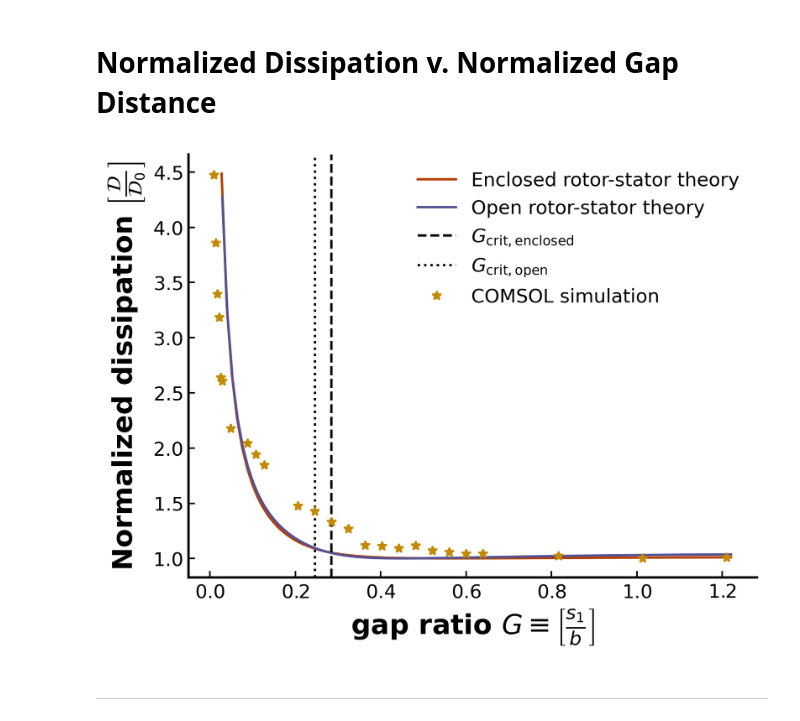
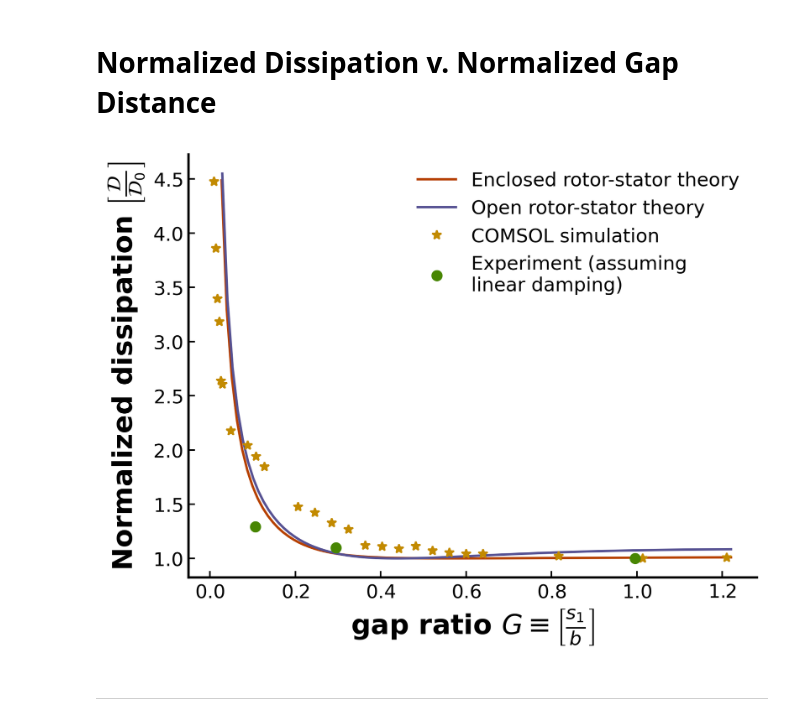
Before and after one commit to Jezen5Volk/Magnetic-Levitation, a Jupyter notebook: Viscous Damping.ipynb, the cells around one changed output. Cells and saved outputs as stored; diff of their text form; code cells hidden in the pictures.

```diff
--- a/Viscous Damping.ipynb
+++ b/Viscous Damping.ipynb
@@ -72,7 +91,7 @@ s_array_ers, dissipation_ers, G_crit_ers = cylinder.enclosed_rotor_stator(
 )
 
 #Open Rotor-Stator Fit
-s_array_ors, dissipation_ors , G_crit_ors = cylinder.open_rotor_stator(
+s_array_ors, dissipation_ors = cylinder.open_rotor_stator(
     start = 73e-6, #in meters
     stop = 0.0031 # in meters
 )
@@ -84,36 +103,35 @@ gap_COMSOL = gap_COMSOL/1000 #convert from mm to meters
 dissipation_COMSOL = np.asarray([7.276218039755276e-08, 3.54147777132402e-08, 3.319989813145014e-08, 2.999256618224352e-08, 2.397974446357202e-08,
                                     2.315700597492343e-08, 2.161300607312653e-08, 2.059531916586093e-08, 1.818476156508958e-08, 1.805479547545832e-08,
                                     1.770094325751496e-08, 1.810964892360439e-08, 1.738181837805184e-08, 1.713697045790447e-08, 1.696140911262177e-08,
                                     1.69594542751747e-08, 7.276218039755276e-08, 6.27325979686784e-08, 5.517541944117902e-08, 5.178201911733897e-08,
                                     4.28650162841852e-08, 4.237478948935986e-08, 3.154069141653727e-08, 1.639943102219439e-08, 1.625977604031675e-08, 1.660765723313549e-08]) #in Watts/m^2
 
 '''
 Plotting
 '''
 
 # Enclosed Rotor-Stator
 plt.plot(s_array_ers/cylinder.b, dissipation_ers/np.min(dissipation_ers), label = 'Enclosed rotor-stator theory', c = 'C1')
 
 # Open Rotor-Stator
 plt.plot(s_array_ors/cylinder.b, dissipation_ors/np.min(dissipation_ors), label = 'Open rotor-stator theory', c = 'C2')
 
 # axvlines
-plt.axvline(x = G_crit_ers, c = 'black', linestyle = '--', label = r'$G_\mathrm{crit, enclosed}$')
-plt.axvline(x = G_crit_ors, c = 'black', linestyle = ':', label = r'$G_\mathrm{crit, open}$')
+#plt.axvline(x = G_crit_ers, c = 'black', linestyle = '--', label = r'$G_\mathrm{crit, enclosed}$')
 
 # COMSOL
 plt.plot(gap_COMSOL/cylinder.b, dissipation_COMSOL/np.min(dissipation_COMSOL), linestyle = '', marker = '*', label = 'COMSOL simulation', c = 'C5')
 
 # Experiment
-#plt.plot(gap_exp/cylinder.b, dissipation_exp/np.min(dissipation_exp), linestyle = '', marker = 'o', c = 'C4', label = 'Experiment (assuming\nlinear damping)')
+plt.plot(gap_exp/cylinder.b, dissipation_exp/np.min(dissipation_exp), linestyle = '', marker = 'o', c = 'C4', label = 'Experiment (assuming\nlinear damping)')
 
 
 # Labels
 plt.xlabel(r"gap ratio $G \equiv \left[\frac{s_1}{b} \right]$", weight = 'heavy', fontsize = "xx-large")
 plt.ylabel(r"Normalized dissipation $\left[\frac{\mathcal{D}}{\mathcal{D}_0} \right]$", weight = 'heavy', fontsize = "xx-large")
 plt.legend(prop={'size': 12})
 plt.show()
 # %% [output]
-[figure, old version]
+[figure, new version]
 # %% [markdown]
 ---
```
Also changed, not shown: parts of 1 cell of this notebook, 1 other file.
